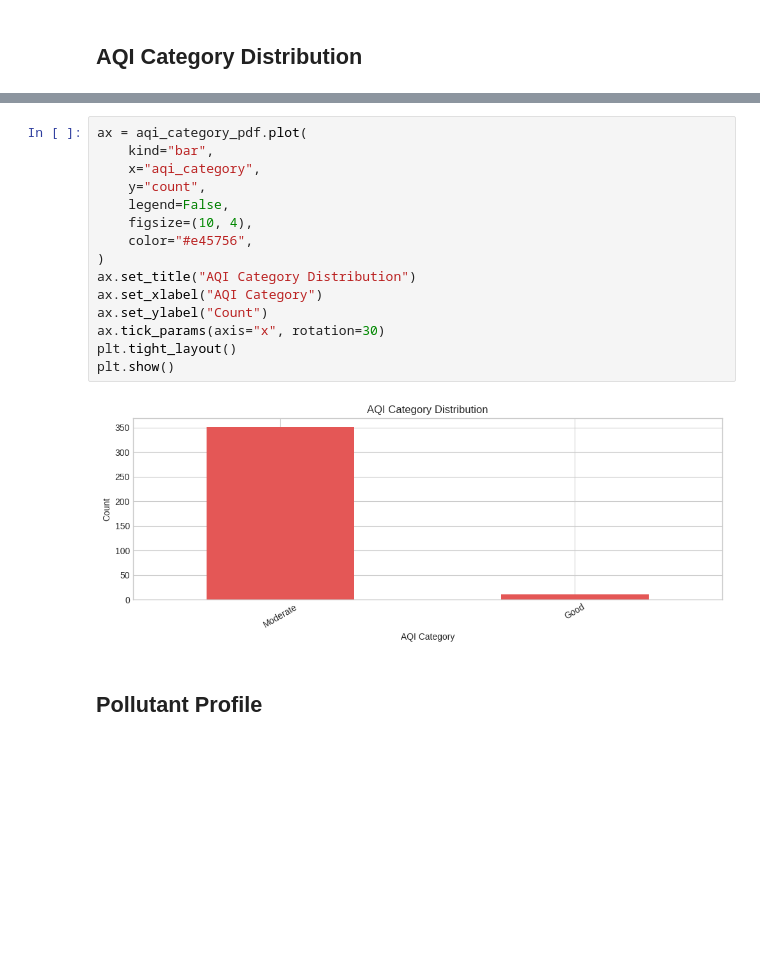
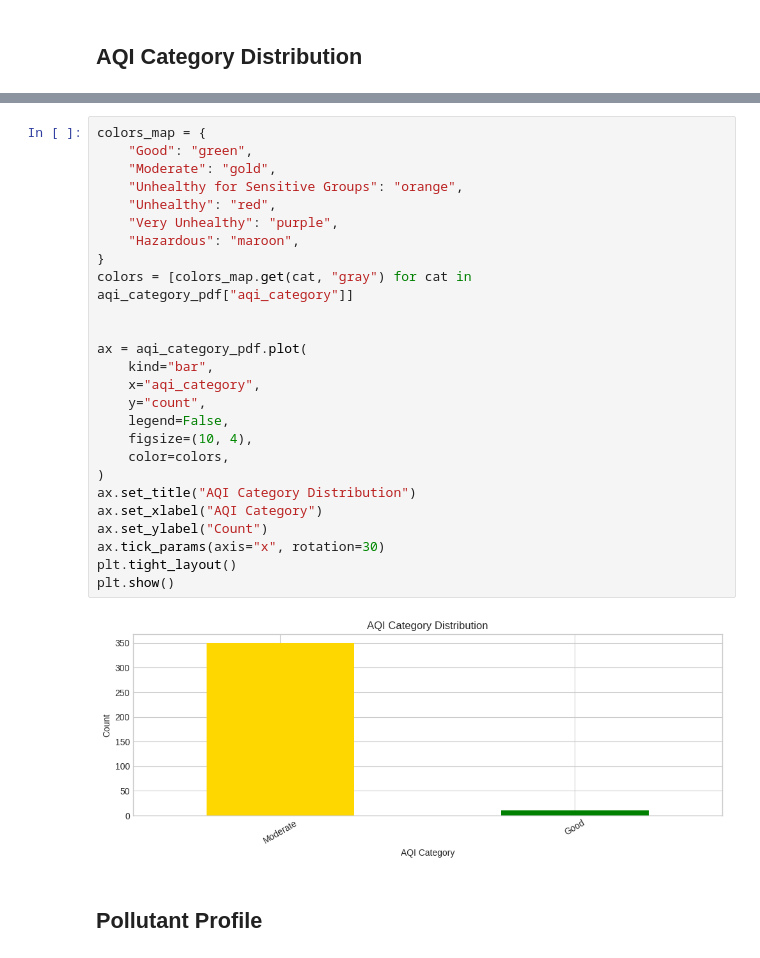
Before and after one commit to BozhidarMindov/real-time-air-quality-analytics-pipeline, a Jupyter notebook: notebooks/analytics.ipynb, the cells around one changed output, grey strips where cells are left out. Cells and saved outputs as stored; diff of their text form; blank space fills up the shorter version.

```diff
--- a/notebooks/analytics.ipynb
+++ b/notebooks/analytics.ipynb
@@ -195,21 +195,32 @@ display(aqi_category_pdf)
 | 1 | Good | 10 |
 # %%
+colors_map = {
+    "Good": "green",
+    "Moderate": "gold",
+    "Unhealthy for Sensitive Groups": "orange",
+    "Unhealthy": "red",
+    "Very Unhealthy": "purple",
+    "Hazardous": "maroon",
+}
+colors = [colors_map.get(cat, "gray") for cat in aqi_category_pdf["aqi_category"]]
+
+
 ax = aqi_category_pdf.plot(
     kind="bar",
     x="aqi_category",
     y="count",
     legend=False,
     figsize=(10, 4),
-    color="#e45756",
+    color=colors,
 )
 ax.set_title("AQI Category Distribution")
 ax.set_xlabel("AQI Category")
 ax.set_ylabel("Count")
 ax.tick_params(axis="x", rotation=30)
 plt.tight_layout()
 plt.show()
 # %% [output]
-[figure, old version]
+[figure, new version]
 # %% [markdown]
 ## Pollutant Profile
 # %%
```
Also changed, not shown: parts of 14 cells of this notebook, 1 other file.
